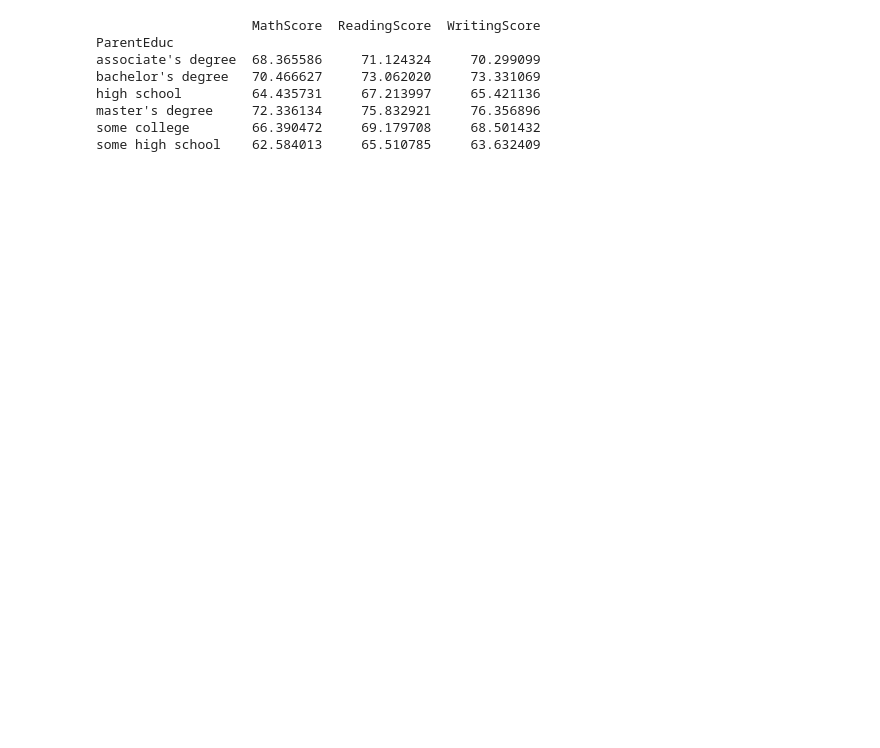
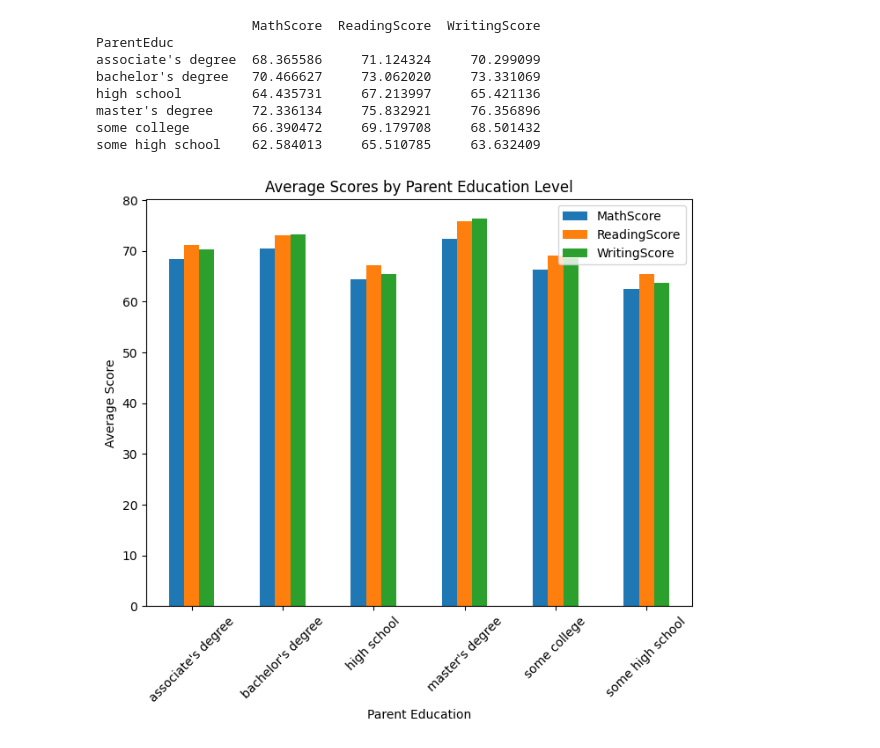
Before and after one commit to umerubab79/student-success-predictor, a Jupyter notebook: analysis.ipynb, the cells around one changed output. Drawn from its saved outputs; the diff is of its cells as text; code cells hidden in the pictures; blank space fills up the shorter version.

```diff
--- a/analysis.ipynb
+++ b/analysis.ipynb
@@ -150,3 +150,15 @@ high school         64.435731     67.213997     65.421136
 master's degree     72.336134     75.832921     76.356896
 some college        66.390472     69.179708     68.501432
 some high school    62.584013     65.510785     63.632409
+# %%
+import matplotlib.pyplot as plt
+
+# Plot average scores by Parent Education
+gb.plot(kind="bar", figsize=(8,6))
+plt.title("Average Scores by Parent Education Level")
+plt.ylabel("Average Score")
+plt.xlabel("Parent Education")
+plt.xticks(rotation=45)
+plt.show()
+# %% [output]
+[figure, added]
```
Also changed, not shown: parts of 7 cells of this notebook.
